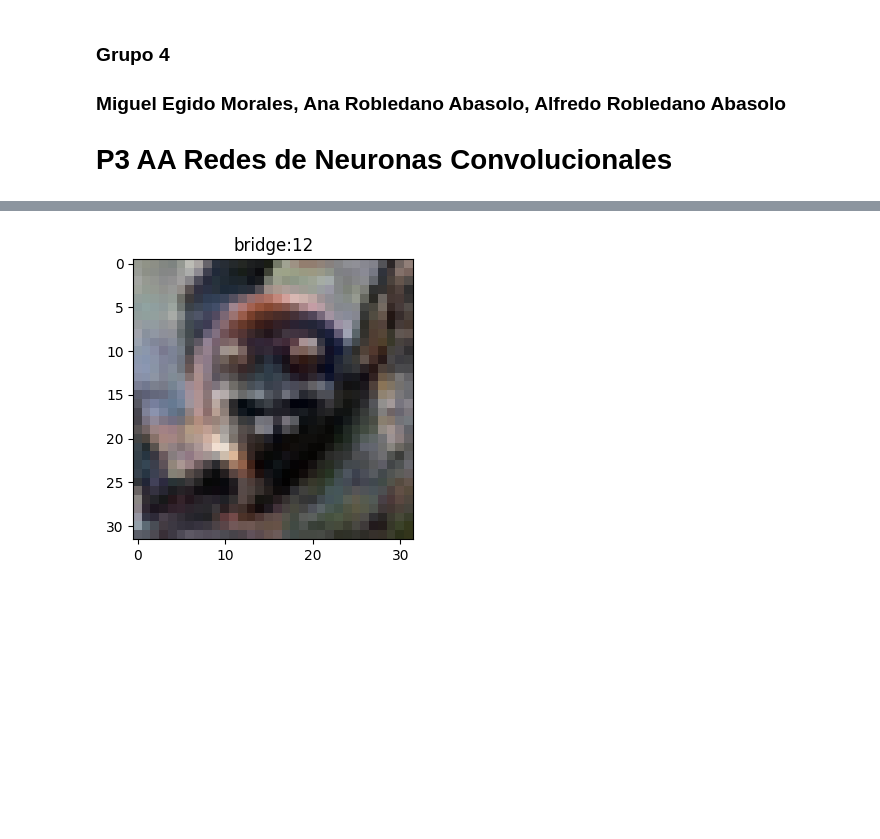
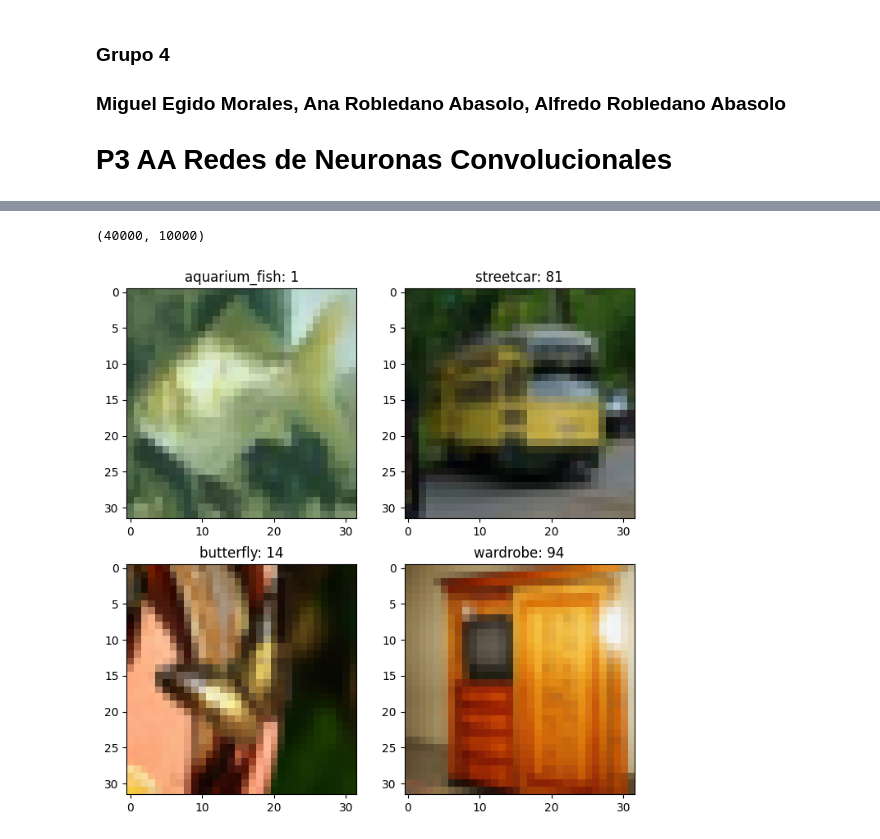
Before and after one commit to Alf-caput/AA_PRACTICA3_4, a Jupyter notebook: AA_PRACTICA3_GRUPO_4.ipynb, the cells around one changed output, grey strips where cells are left out. Cells and saved outputs as stored; diff of their text form; code cells hidden in the pictures; blank space fills up the shorter version.

```diff
--- a/AA_PRACTICA3_GRUPO_4.ipynb
+++ b/AA_PRACTICA3_GRUPO_4.ipynb
@@ -45,14 +20,18 @@ validation_size = int(0.2 * ds_info.splits['train'].num_examples)
 
 ds_validation = ds_train.take(validation_size)
 ds_train = ds_train.skip(validation_size)
+# %%
+len(ds_train), len(ds_validation)
+# %% [output]
+(40000, 10000)
 # %%
 import matplotlib.pyplot as plt
-#for data1, data2 in zip(ds_train, ds_validation):
-peek = ds_validation.take(1).as_numpy_iterator()
-fig = plt.figure(figsize=(12, 8))
-for arr in peek:
-  plt.subplot(2, 2, 1)
-  plt.imshow(arr['image'])
-  plt.title(f"{ds_info.features['label'].names[arr['coarse_label']]}:{arr['coarse_label']}")
+
+fig = plt.figure(figsize=(8, 8))
+for i, x in enumerate(ds_train.take(4)):
+  image, label, coarse_label = x.values()
+  plt.subplot(2, 2, i+1)
+  plt.imshow(image)
+  plt.title(f"{classes[label]}: {label}")
 # %% [output]
-[figure, old version]
+[figure, new version]
```
Also changed, not shown: parts of 7 cells of this notebook.
